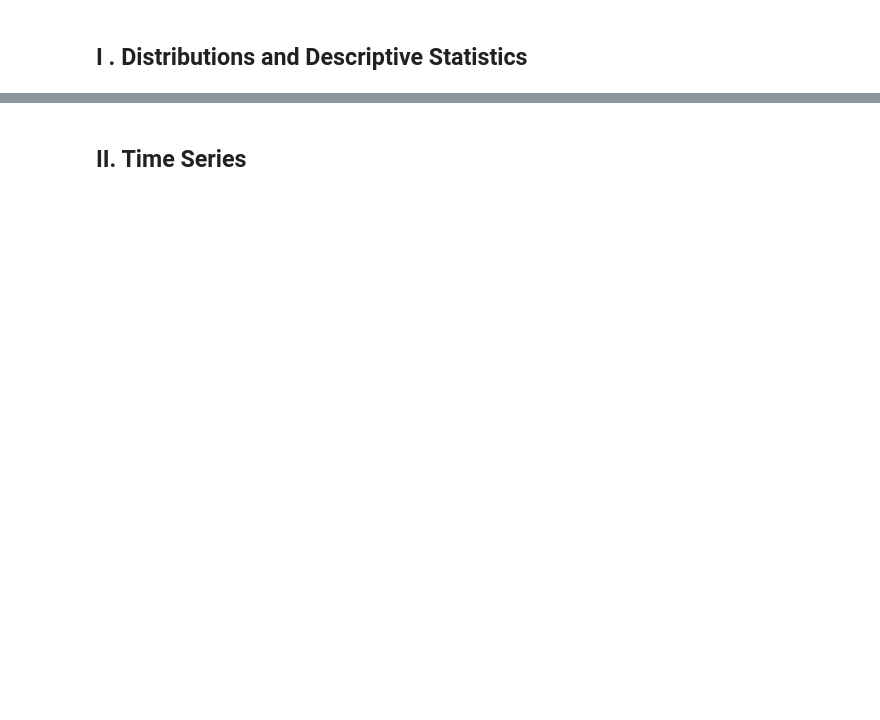
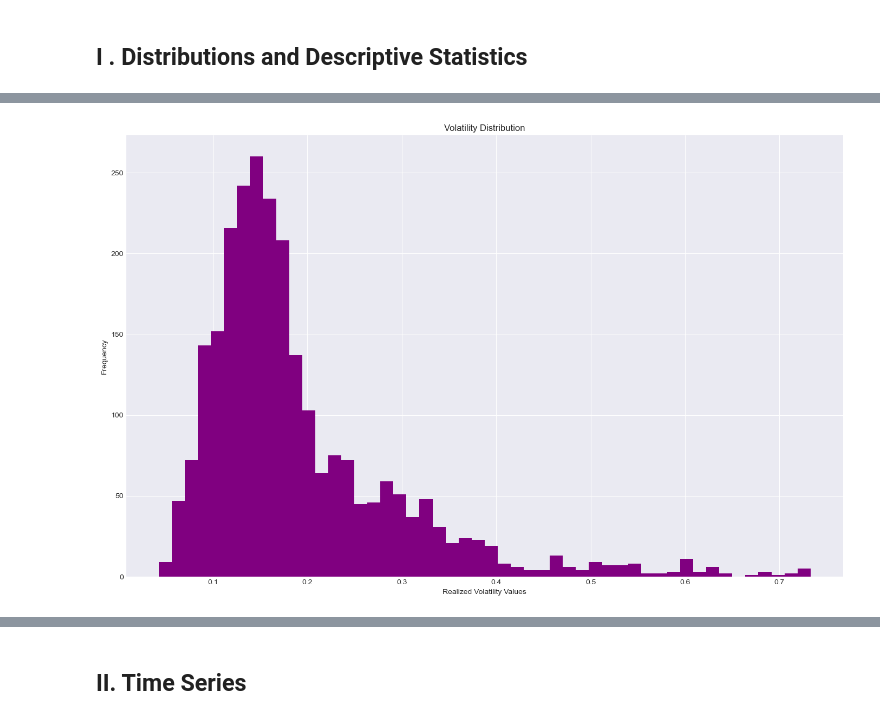
Before and after one commit to StratoQuantX/Correlation-between-Beijing-pollution-levels-and-volatility-in-the-Chinese-options-market, a Jupyter notebook: notebooks/02_eda.ipynb, the cells around one changed output, grey strips where cells are left out. Cells and saved outputs as stored; diff of their text form; code cells hidden in the pictures; blank space fills up the shorter version.

```diff
--- a/notebooks/02_eda.ipynb
+++ b/notebooks/02_eda.ipynb
@@ -63,0 +76,12 @@ figs = (24, 9)
+# %%
+# 2. Realized vol distribution
+
+plt.figure(figsize=figs)
+plt.hist(df['realized_vol'], bins=50, color='purple')
+plt.xlabel('Realized Volatility Values')
+plt.ylabel('Frequency')
+plt.title('Volatility Distribution')
+plt.tight_layout()
+plt.show()
+# %% [output]
+[figure, added]
```
Also changed, not shown: parts of 19 cells of this notebook.
